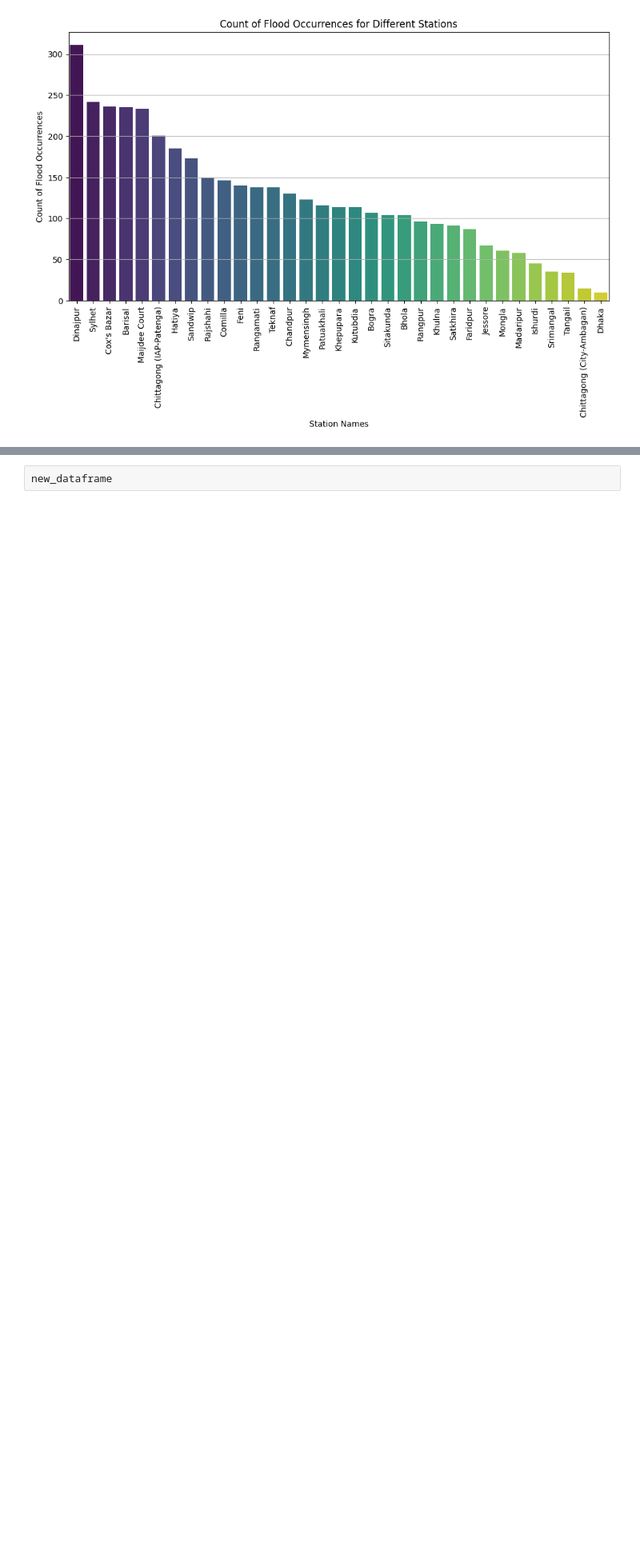
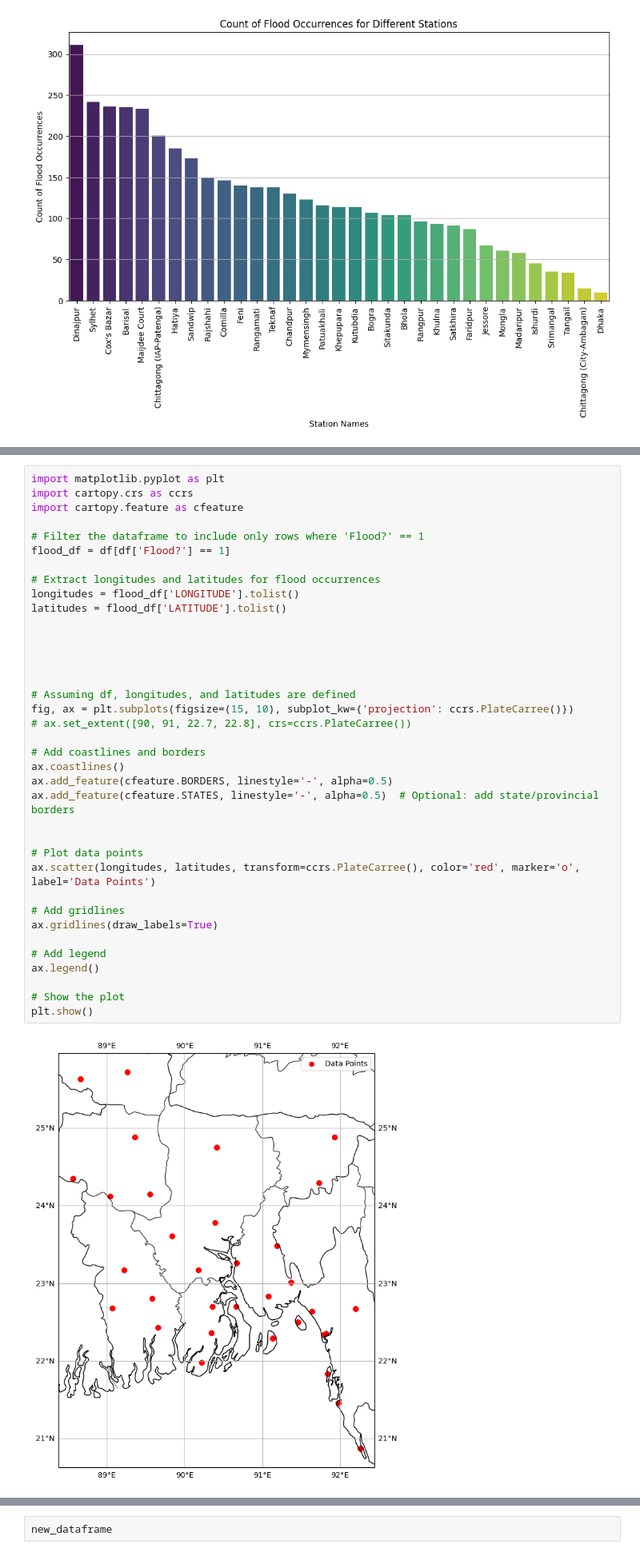
Before and after one commit to Arifulhaque-02128/ML_Projects, a Jupyter notebook: flood_prediction_in_bangladesh.ipynb, the cells around one changed output, grey strips where cells are left out. Shown: that part at 80% size. Saved outputs shown, nothing was run; the diff lists cells and outputs as text; blank space fills up the shorter version.

```diff
--- a/flood_prediction_in_bangladesh.ipynb
+++ b/flood_prediction_in_bangladesh.ipynb
@@ -162,0 +185,39 @@ plt.show()
+# %%
+import matplotlib.pyplot as plt
+import cartopy.crs as ccrs
+import cartopy.feature as cfeature
+
+# Filter the dataframe to include only rows where 'Flood?' == 1
+flood_df = df[df['Flood?'] == 1]
+
+# Extract longitudes and latitudes for flood occurrences
+longitudes = flood_df['LONGITUDE'].tolist()
+latitudes = flood_df['LATITUDE'].tolist()
+
+
+
+
+
+# Assuming df, longitudes, and latitudes are defined
+fig, ax = plt.subplots(figsize=(15, 10), subplot_kw={'projection': ccrs.PlateCarree()})
+# ax.set_extent([90, 91, 22.7, 22.8], crs=ccrs.PlateCarree())
+
+# Add coastlines and borders
+ax.coastlines()
+ax.add_feature(cfeature.BORDERS, linestyle='-', alpha=0.5)
+ax.add_feature(cfeature.STATES, linestyle='-', alpha=0.5)  # Optional: add state/provincial borders
+
+
+# Plot data points
+ax.scatter(longitudes, latitudes, transform=ccrs.PlateCarree(), color='red', marker='o', label='Data Points')
+
+# Add gridlines
+ax.gridlines(draw_labels=True)
+
+# Add legend
+ax.legend()
+
+# Show the plot
+plt.show()
+# %% [output]
+[figure, added]
```
Also changed, not shown: parts of 5 cells of this notebook.
